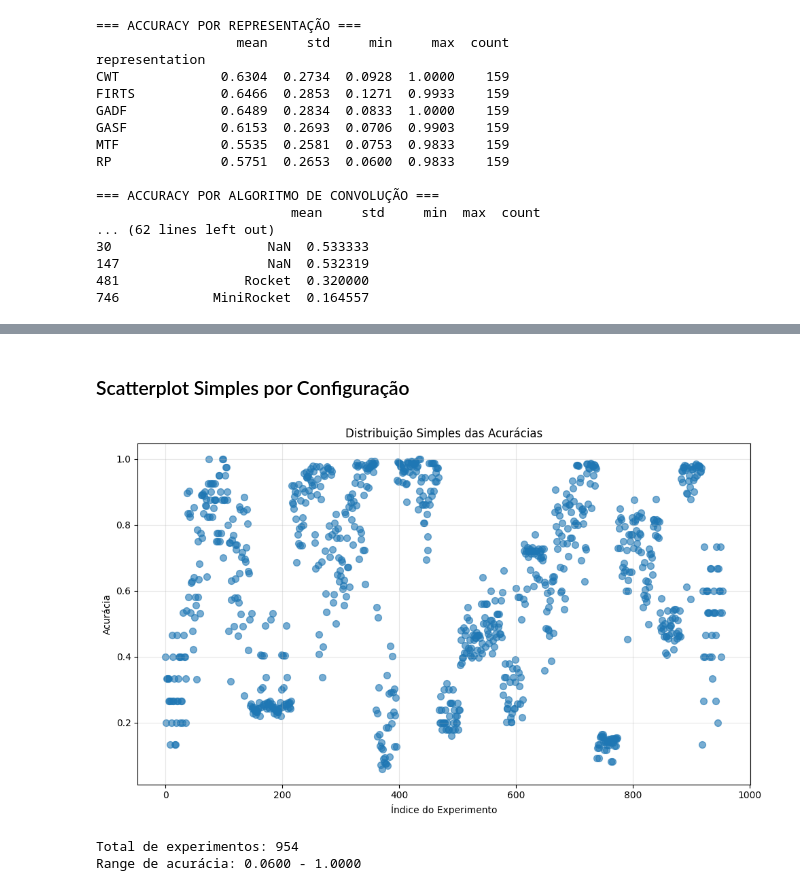
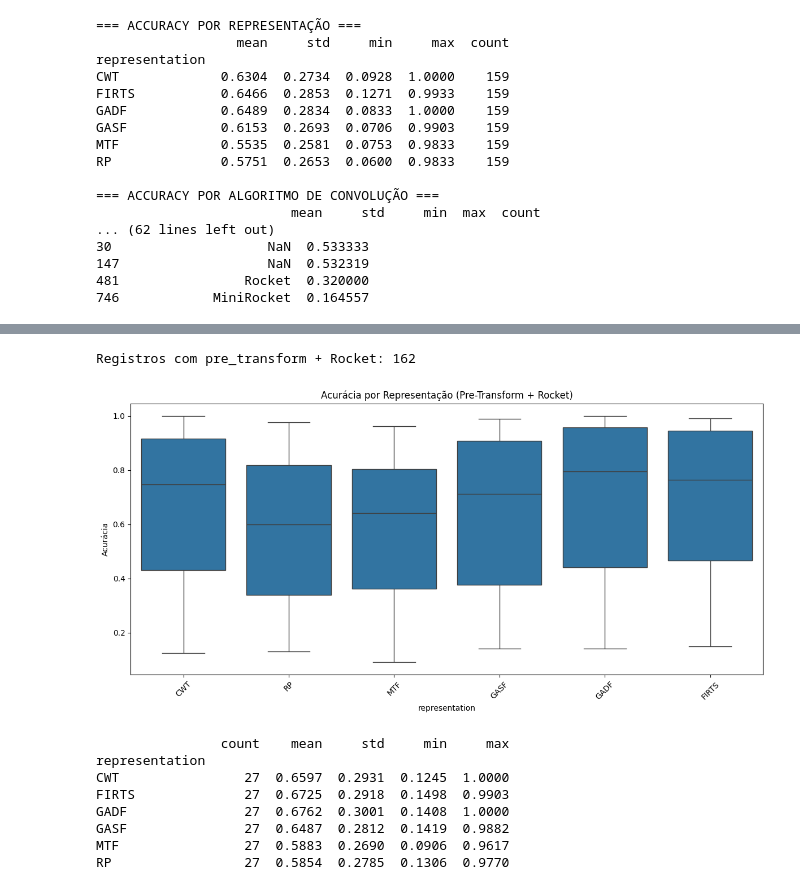
Before and after one commit to faisstzera/pibic-2024-25, a Jupyter notebook: Analysis.ipynb, the cells around one changed output, grey strips where cells are left out. Drawn from its saved outputs; the diff is of its cells as text; code cells hidden in the pictures.

```diff
--- a/Analysis.ipynb
+++ b/Analysis.ipynb
@@ -336,20 +241,27 @@ Name: accuracy, dtype: float64
-# %% [markdown]
-### Scatterplot Simples por Configuração
-# %%
-plt.figure(figsize=(10, 6))
-
-plt.scatter(range(len(df)), df['accuracy'], alpha=0.6, s=50)
-
-plt.title('Distribuição Simples das Acurácias')
-plt.xlabel('Índice do Experimento')
-plt.ylabel('Acurácia')
-plt.grid(True, alpha=0.3)
-plt.tight_layout()
-plt.show()
-
-print(f"Total de experimentos: {len(df)}")
-print(f"Range de acurácia: {df['accuracy'].min():.4f} - {df['accuracy'].max():.4f}")
-# %% [output]
-[figure, removed]
-Total de experimentos: 954
-Range de acurácia: 0.0600 - 1.0000
+# %%
+df_pre_rocket = df[(df['concatenation_type'] == 'pre_transform') &
+                   (df['convolution_algorithm'] == 'Rocket')]
+
+print(f"Registros com pre_transform + Rocket: {len(df_pre_rocket)}")
+
+plt.figure(figsize=(12, 6))
+sns.boxplot(x="representation", y="accuracy", data=df_pre_rocket)
+plt.title("Acurácia por Representação (Pre-Transform + Rocket)")
+plt.xticks(rotation=45)
+plt.ylabel("Acurácia")
+plt.tight_layout()
+plt.show()
+
+rep_stats = df_pre_rocket.groupby('representation')['accuracy'].agg(['count', 'mean', 'std', 'min', 'max'])
+print(rep_stats.round(4))
+# %% [output]
+Registros com pre_transform + Rocket: 162
+[figure, added]
+                count    mean     std     min     max
+representation
+CWT                27  0.6597  0.2931  0.1245  1.0000
+FIRTS              27  0.6725  0.2918  0.1498  0.9903
+GADF               27  0.6762  0.3001  0.1408  1.0000
+GASF               27  0.6487  0.2812  0.1419  0.9882
+MTF                27  0.5883  0.2690  0.0906  0.9617
+RP                 27  0.5854  0.2785  0.1306  0.9770
```
Also changed, not shown: parts of 35 cells of this notebook, 4 other files.
